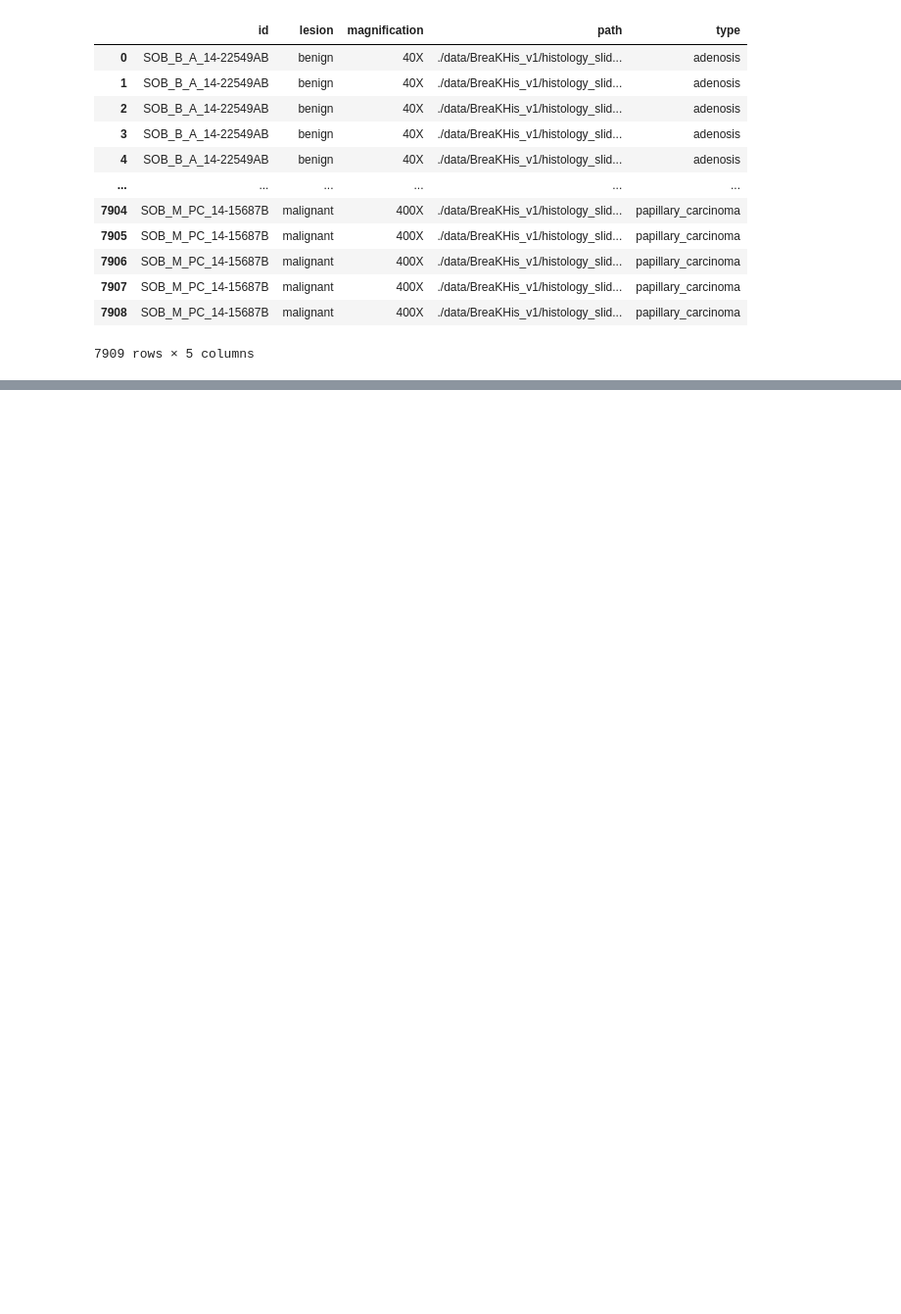
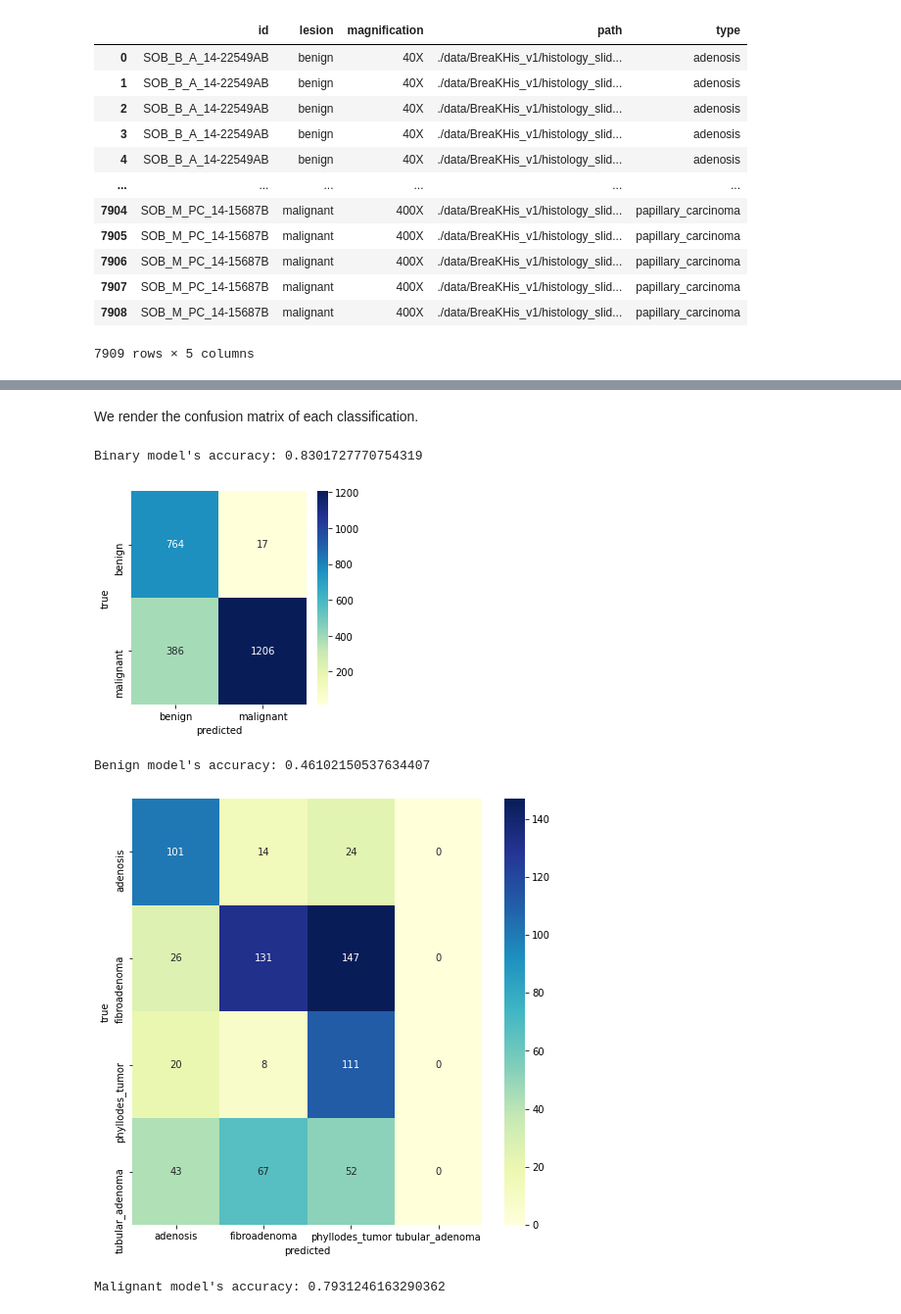
Before and after one commit to dariocurr/dl_project, a Jupyter notebook: project.ipynb, the cells around one changed output, grey strips where cells are left out. Shown at 98% size. Cells and saved outputs as stored; diff of their text form; code cells hidden in the pictures; blank space fills up the shorter version.

Commit message:
add breastnet

```diff
--- a/project.ipynb
+++ b/project.ipynb
@@ -566,0 +522,27 @@ Average accuracy of the deep model: 0.07332490518331226
+# %%
+model_name = deep_models[0]
+print()
+for i in range(len(keys)):
+    model = breastnet.BreastNet(image_size, n_classes=n_classes[i])
+    model.compile(loss=loss_functions[i], optimizer=optimizers[i], metrics=["accuracy"])
+    print("Training " + keys[i] + " " + model_name + "...\n")
+    model.fit(
+        augmented_dataset[keys[i]]["x_train"],
+        augmented_dataset[keys[i]]["y_train"],
+        steps_per_epoch=steps_per_epoch[i],
+        epochs=epochs,
+        batch_size=batch_size
+    )
+    print("\n\n")
+    deep_models_results[keys[i]][model_name]["predictions"] = model.predict(x_tests[i])
+    deep_models_results[keys[i]][model_name]["y_predicted"] = [
+        np.argmax(array) for array in deep_models_results[keys[i]][model_name]["predictions"]
+    ]
+    report = classification_report(
+        deep_models_results[keys[i]]["y_true"],
+        deep_models_results[keys[i]][model_name]["y_predicted"],
+        output_dict=True
+    )
+    accuracy, recalls = compute_stats(report, n_classes[i])
+    deep_models_results[keys[i]][model_name]["accuracy"] = accuracy
+    deep_models_results[keys[i]][model_name]["recalls"] = recalls
@@ -566,0 +567,21 @@ Average accuracy of the deep model: 0.07332490518331226
+# %% [markdown]
+We render the confusion matrix of each classification.
+# %%
+print()
+for i in range(len(keys)):
+    print(
+        keys[i].capitalize() + " model's accuracy: " + str(deep_models_results[keys[i]]["breastnet"]["accuracy"]),
+        end="\n\n"
+    )
+    plot_confusion_matrix(
+        deep_models_results[keys[i]]["y_true"],
+        deep_models_results[keys[i]]["breastnet"]["y_predicted"],
+        labels[i]
+    )
+    print("\n\n")
+# %% [output]
+Binary model's accuracy: 0.8301727770754319
+[figure, added]
+Benign model's accuracy: 0.46102150537634407
+[figure, added]
+Malignant model's accuracy: 0.7931246163290362
```
Also changed, not shown: parts of 104 cells of this notebook, 1 other file.
